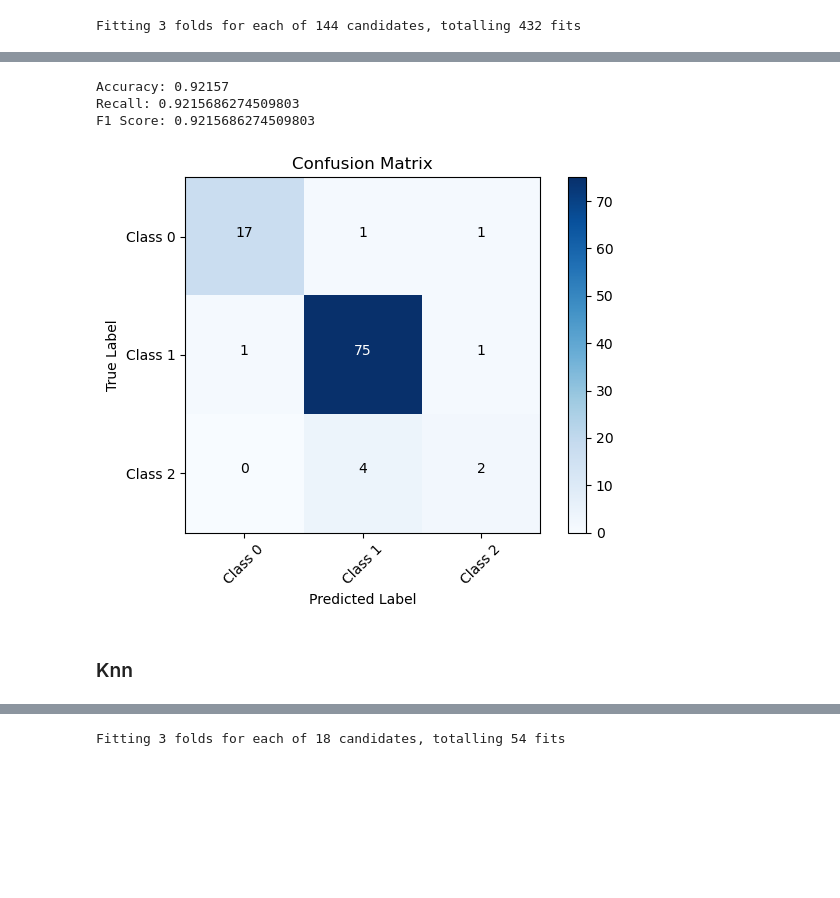
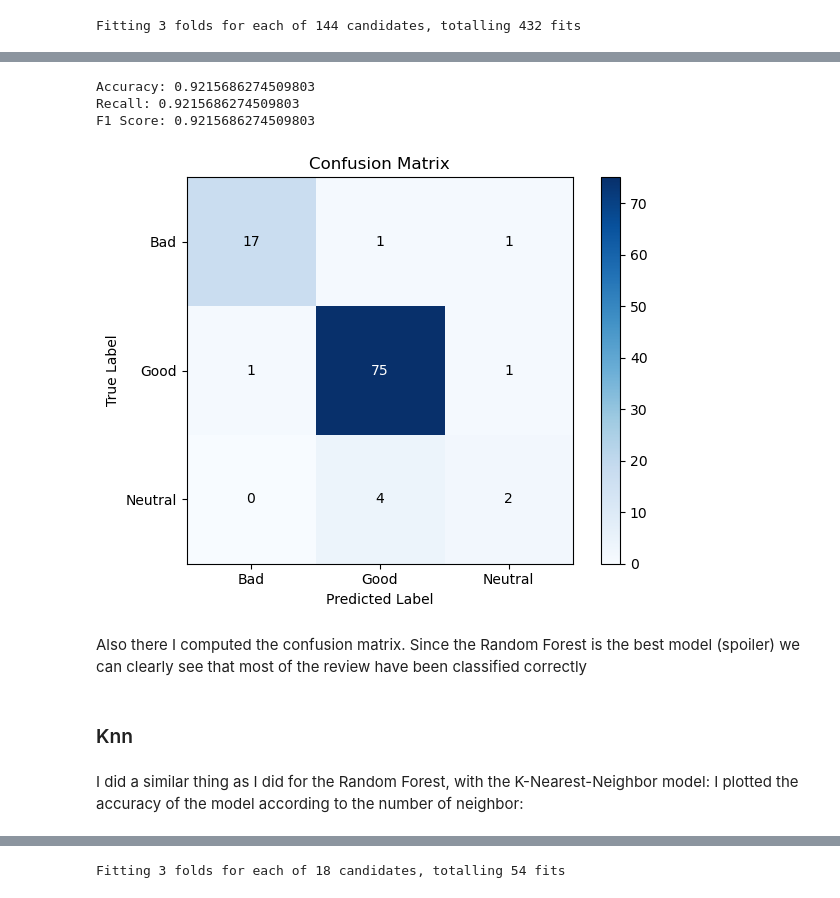
Before and after one commit to riccardo-borgo/Sentiment-Analysis-Amazon, a Jupyter notebook: models.ipynb, the cells around one changed output, grey strips where cells are left out. Drawn from its saved outputs; the diff is of its cells as text; code cells hidden in the pictures; blank space fills up the shorter version.

```diff
--- a/models.ipynb
+++ b/models.ipynb
@@ -168,7 +194,7 @@ hyp_res.best_params_
  'n_estimators': 110}
 # %%
 # Random Forest
-rf = RandomForestClassifier(n_estimators=110, criterion='gini', random_state=42, bootstrap=True, max_depth=10, max_features=None)
+rf = RandomForestClassifier(n_estimators=110, criterion='gini', random_state=42, bootstrap=True, max_depth=15, max_features=None)
 
 # Train the classifier
 rf.fit(X_train, Y_train)
@@ -180,41 +206,46 @@ y_pred = rf.predict(X_test)
 accuracy_rf = accuracy_score(Y_test, y_pred)
 recall_rf = recall_score(Y_test, y_pred, average='micro')
 f1_score_rf = f1_score(Y_test, y_pred, average='micro')
-print("Accuracy:", round(accuracy_rf, 5))
+print("Accuracy:", accuracy_rf)
 print("Recall:", recall_rf)
 print("F1 Score:", f1_score_rf)
 # %% [output]
-Accuracy: 0.92157
+Accuracy: 0.9215686274509803
 Recall: 0.9215686274509803
 F1 Score: 0.9215686274509803
 # %%
-# Confusion Matrix
 cm = confusion_matrix(Y_test, y_pred)
-# Plot confusion matrix
-plt.imshow(cm, interpolation='nearest', cmap=plt.cm.Blues)
-plt.title("Confusion Matrix")
-plt.colorbar()
+
+# Plot confusion matrix using 'cm' module from matplotlib
+fig, ax = plt.subplots()
+im = ax.imshow(cm, interpolation='nearest', cmap=Blues)
+ax.set_title("Confusion Matrix")
+plt.colorbar(im)
 
 # Add labels to matrix cells
-classes = ['Class 0', 'Class 1', 'Class 2']
+classes = ['Bad', 'Good', 'Neutral']
 tick_marks = np.arange(len(classes))
-plt.xticks(tick_marks, classes, rotation=45)
-plt.yticks(tick_marks, classes)
+ax.set_xticks(tick_marks)
+ax.set_yticks(tick_marks)
+ax.set_xticklabels(classes)
+ax.set_yticklabels(classes)
 
 # Add numerical values inside the matrix cells
 thresh = cm.max() / 2.
 for i in range(cm.shape[0]):
     for j in range(cm.shape[1]):
-        plt.text(j, i, format(cm[i, j], 'd'),
-                 horizontalalignment="center",
+        ax.text(j, i, format(cm[i, j], 'd'),
+                 ha="center", va="center",
                  color="white" if cm[i, j] > thresh else "black")
 
-plt.ylabel("True Label")
-plt.xlabel("Predicted Label")
+ax.set_ylabel("True Label")
+ax.set_xlabel("Predicted Label")
 plt.tight_layout()
 plt.show()
 # %% [output]
-[figure, old version]
+[figure, new version]
+# %% [markdown]
+Also there I computed the confusion matrix. Since the Random Forest is the best model (spoiler) we can clearly see that most of the review have been classified correctly
 # %% [markdown]
 ### Knn
 # %%
@@ -224,6 +255,8 @@ for i in range(1, 21):
     knn = KNeighborsClassifier(n_neighbors=i).fit(X_train, Y_train)
     y_pred = knn.predict(X_test)
     mean_acc_knn.append(accuracy_score(Y_test, y_pred))
+# %% [markdown]
+I did a similar thing as I did for the Random Forest, with the K-Nearest-Neighbor model: I plotted the accuracy of the model according to the number of neighbor:
 # %%
 loc = np.arange(1,21,step=1)
 plt.figure(figsize = (15, 8))
```
Also changed, not shown: parts of 25 cells of this notebook, 2 other files.
